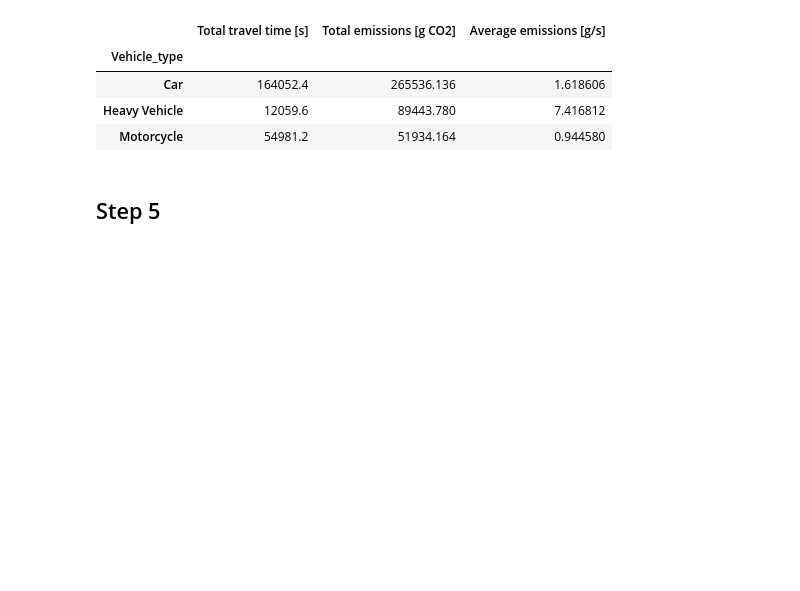
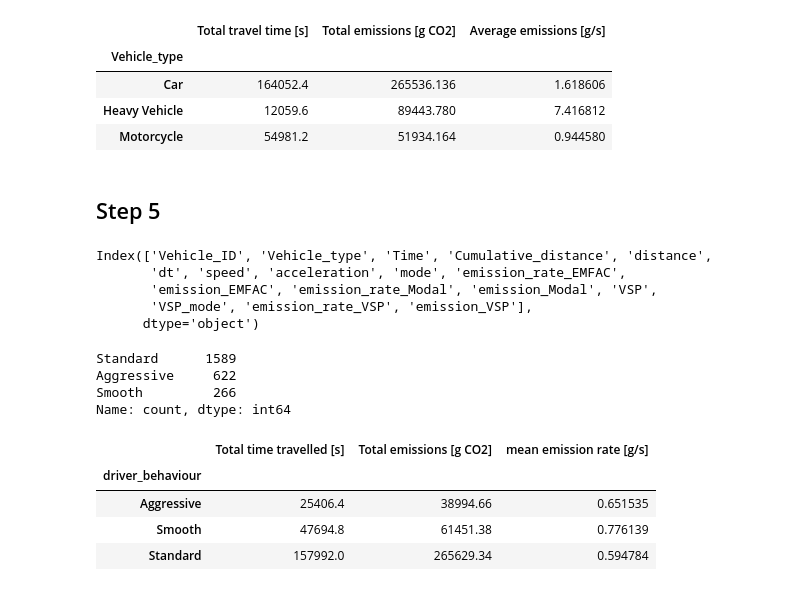
Before and after one commit to s221568/Trafic, a Jupyter notebook: Lab 2/JA.ipynb, the cells around one changed output. Saved outputs shown, nothing was run; the diff lists cells and outputs as text; code cells hidden in the pictures; blank space fills up the shorter version.

```diff
--- a/Lab 2/JA.ipynb
+++ b/Lab 2/JA.ipynb
@@ -312,7 +312,40 @@ display(sanity_check)
 | Motorcycle | 54981.2 | 51934.164 | 0.944580 |
 # %% [markdown]
 ## Step 5
-# %%
-df["is aggresive"] = abs(df.acceleration) > 0.5
-
-df[@]
+# %%
+df.columns
+# %% [output]
+Index(['Vehicle_ID', 'Vehicle_type', 'Time', 'Cumulative_distance', 'distance',
+       'dt', 'speed', 'acceleration', 'mode', 'emission_rate_EMFAC',
+       'emission_EMFAC', 'emission_rate_Modal', 'emission_Modal', 'VSP',
+       'VSP_mode', 'emission_rate_VSP', 'emission_VSP'],
+      dtype='object')
+# %%
+df["is_aggresive"] = abs(df.acceleration) > 0.5
+
+driver_aggressiveness = df.groupby("Vehicle_ID")["is_aggresive"].mean()
+driver_behaviour = pd.Series(index=driver_aggressiveness.index, dtype=str)
+driver_behaviour[:] = "Standard"
+driver_behaviour.loc[driver_aggressiveness<0.3] = "Smooth"
+driver_behaviour.loc[driver_aggressiveness>0.6] = "Aggressive"
+
+display(driver_behaviour.value_counts())  # noqa: F821
+# %% [output]
+Standard      1589
+Aggressive     622
+Smooth         266
+Name: count, dtype: int64
+# %%
+#Link driver behaviour to the df and compute emissions by driver
+df["driver_behaviour"] = df.Vehicle_ID.map(driver_behaviour)
+
+by_driver_behaviour = df.groupby("driver_behaviour")[["dt","emission_Modal"]].sum().rename(columns={"dt" : "Total time travelled [s]", "emission_Modal":"Total emissions [g CO2]"})
+by_driver_behaviour["mean emission rate [g/s]"] = by_driver_behaviour["Total time travelled [s]"] /  by_driver_behaviour["Total emissions [g CO2]"]
+
+display(by_driver_behaviour)
+# %% [output]
+|  | Total time travelled [s] | Total emissions [g CO2] | mean emission rate [g/s] |
+| driver_behaviour |  |  |  |
+| Aggressive | 25406.4 | 38994.66 | 0.651535 |
+| Smooth | 47694.8 | 61451.38 | 0.776139 |
+| Standard | 157992.0 | 265629.34 | 0.594784 |
```
